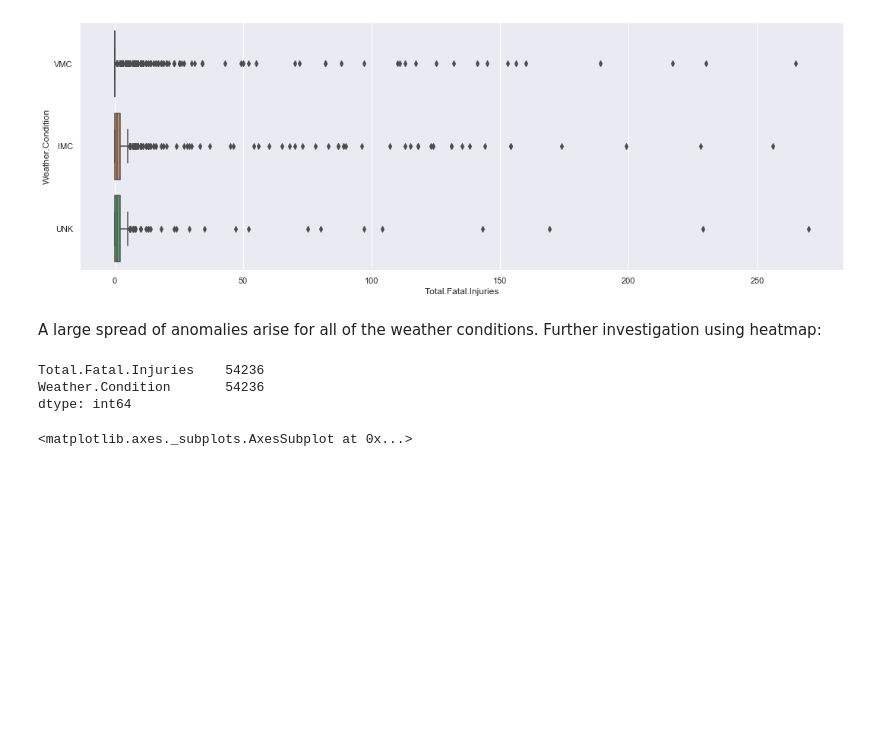
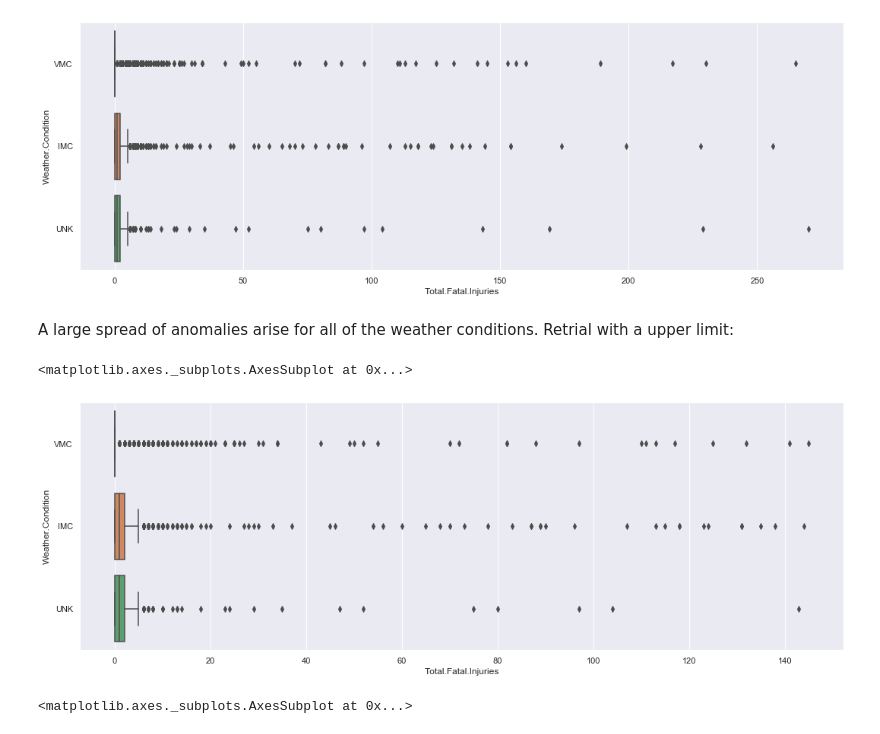
Before and after one commit to hienvantran/CZ1015_FS4_project, a Jupyter notebook: Analysis on no. of fatalities.ipynb, the cells around one changed output. Drawn from its saved outputs; the diff is of its cells as text; code cells hidden in the pictures; blank space fills up the shorter version.

```diff
--- a/Analysis on no. of fatalities.ipynb
+++ b/Analysis on no. of fatalities.ipynb
@@ -124,13 +109,15 @@ sb.boxplot(x="Total.Fatal.Injuries", y="Weather.Condition",data = jointDF2, orie
 <matplotlib.axes._subplots.AxesSubplot at 0x...>
 [figure]
 # %% [markdown]
-A large spread of anomalies arise for all of the weather conditions. Further investigation using heatmap:
+A large spread of anomalies arise for all of the weather conditions. Retrial with a upper limit:
-# %%
-air2.count()
-# %% [output]
-Total.Fatal.Injuries    54236
-Weather.Condition       54236
-dtype: int64
+# %%
+air2a=air2[(air2["Total.Fatal.Injuries"]<150)]
+jointDF2 = pd.concat([air2a['Total.Fatal.Injuries'], air2a['Weather.Condition'].reindex(index=air2a['Total.Fatal.Injuries'].index)], sort = False, axis = 1)
+f, axes = plt.subplots(1, 1, figsize=(18, 6))
+sb.boxplot(x="Total.Fatal.Injuries", y="Weather.Condition",data = jointDF2, orient = "h")
+# %% [output]
+<matplotlib.axes._subplots.AxesSubplot at 0x...>
+[figure, added]
 # %%
 from sklearn.tree import DecisionTreeClassifier
 dectree = DecisionTreeClassifier(max_depth = 2)
```
Also changed, not shown: parts of 21 cells of this notebook.
